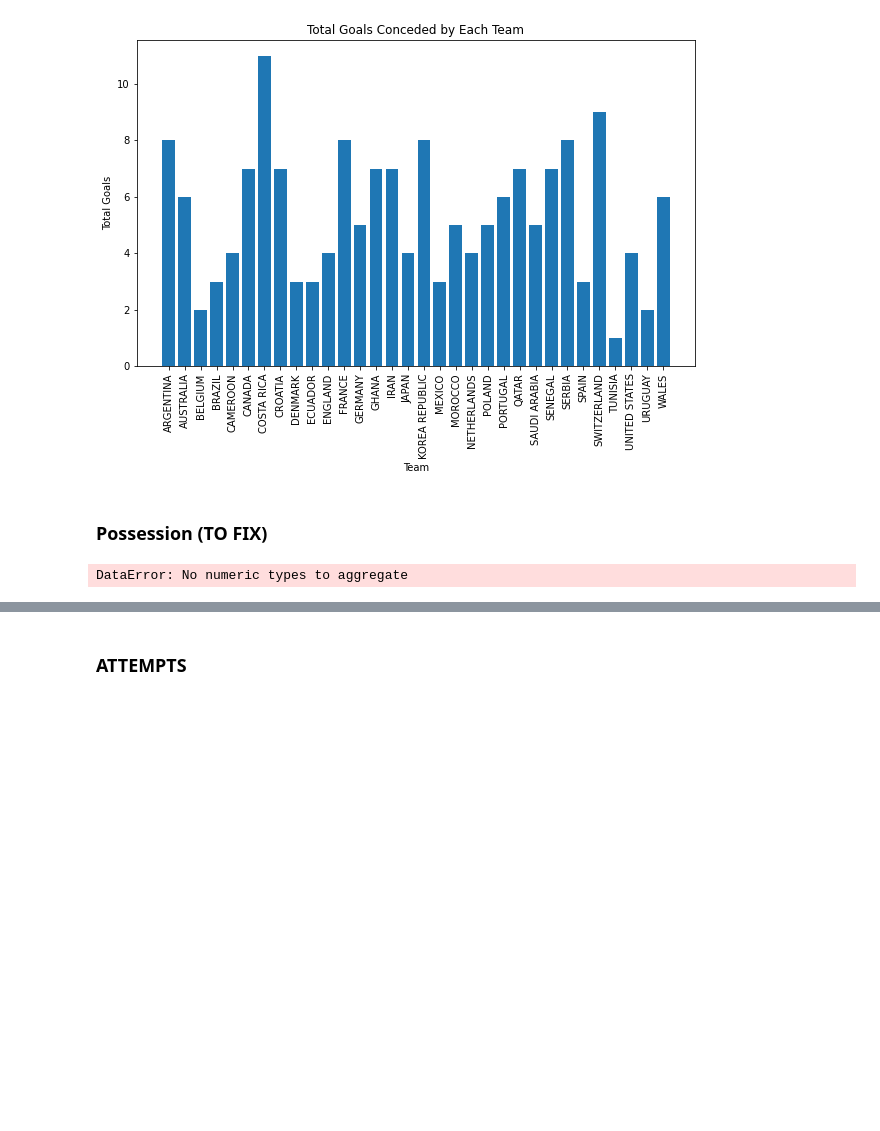
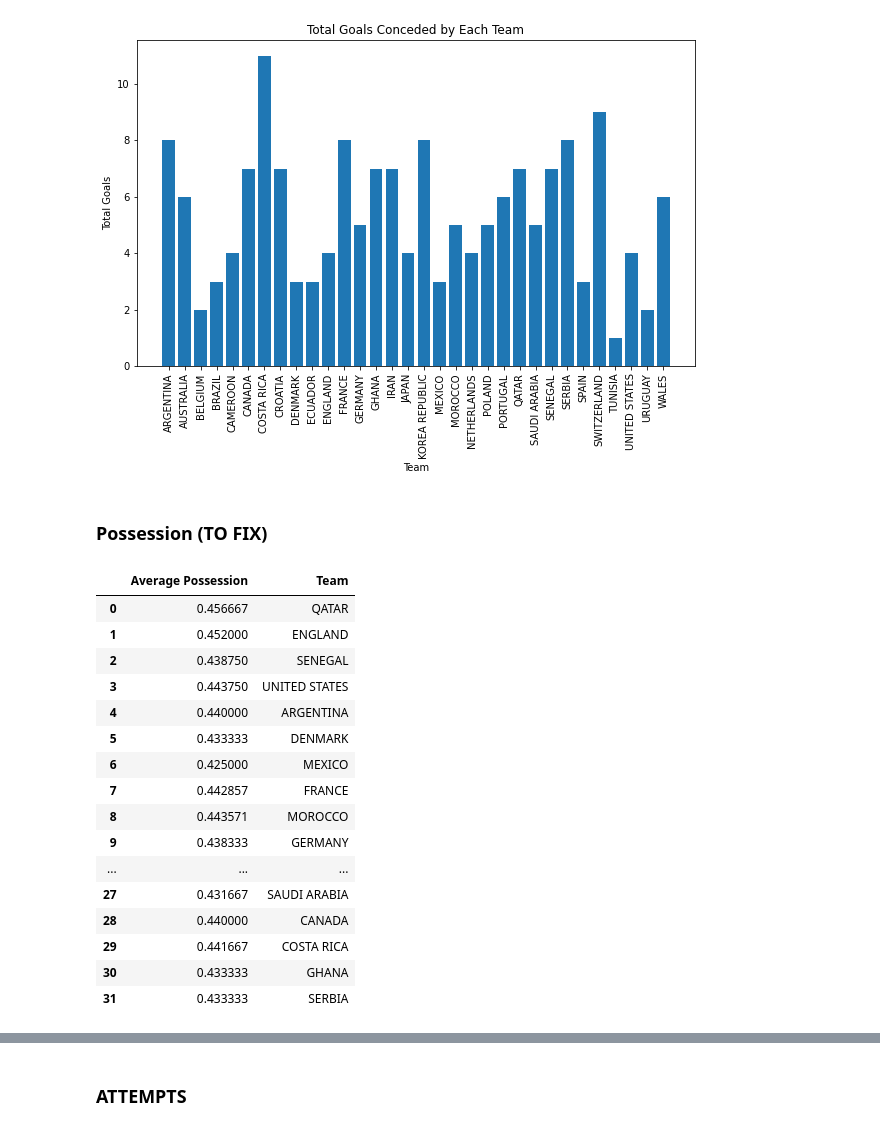
Before and after one commit to DamonLeon/WorldCupDataExploration, a Jupyter notebook: World Cup Analysis.ipynb, the cells around one changed output, grey strips where cells are left out. Drawn from its saved outputs; the diff is of its cells as text; code cells hidden in the pictures; blank space fills up the shorter version.

```diff
--- a/World Cup Analysis.ipynb
+++ b/World Cup Analysis.ipynb
@@ -219,12 +217,36 @@ plt.show()
 [figure]
 # %% [markdown]
 ### Possession (TO FIX)
-# %%
-team_possession = df.groupby('team1')['possession team1'].mean().reset_index()
-team_possession.columns = ['Team', 'Average Possession']
-
-team_possession['Average Possession'] += df.groupby('team2')['possession team2'].mean().reset_index()['possession team2']
-# %% [output]
-DataError: No numeric types to aggregate
+# %%
+average_possession_df = pd.DataFrame()
+
+teams = pd.concat([df['team1'], df['team2']]).unique()
+
+# Calculate the average possession for each team
+for team in teams:
+    team_possession = df[(df['team1'] == team) | (df['team2'] == team)]
+    average_possession = team_possession[['possession team1', 'possession team2']].mean().mean()
+    average_possession_df = average_possession_df.append({'Team': team, 'Average Possession': average_possession}, ignore_index=True)
+
+# Display the table of average possession for each team
+average_possession_df.head(32)
+# %% [output]
+|  | Average Possession | Team |
+| 0 | 0.456667 | QATAR |
+| 1 | 0.452000 | ENGLAND |
+| 2 | 0.438750 | SENEGAL |
+| 3 | 0.443750 | UNITED STATES |
+| 4 | 0.440000 | ARGENTINA |
+| 5 | 0.433333 | DENMARK |
+| 6 | 0.425000 | MEXICO |
+| 7 | 0.442857 | FRANCE |
+| 8 | 0.443571 | MOROCCO |
+| 9 | 0.438333 | GERMANY |
+| ... | ... | ... |
+| 27 | 0.431667 | SAUDI ARABIA |
+| 28 | 0.440000 | CANADA |
+| 29 | 0.441667 | COSTA RICA |
+| 30 | 0.433333 | GHANA |
+| 31 | 0.433333 | SERBIA |
 # %%
 plt.figure(figsize=(10,6))
```
Also changed, not shown: parts of 10 cells of this notebook, 1 other file.
